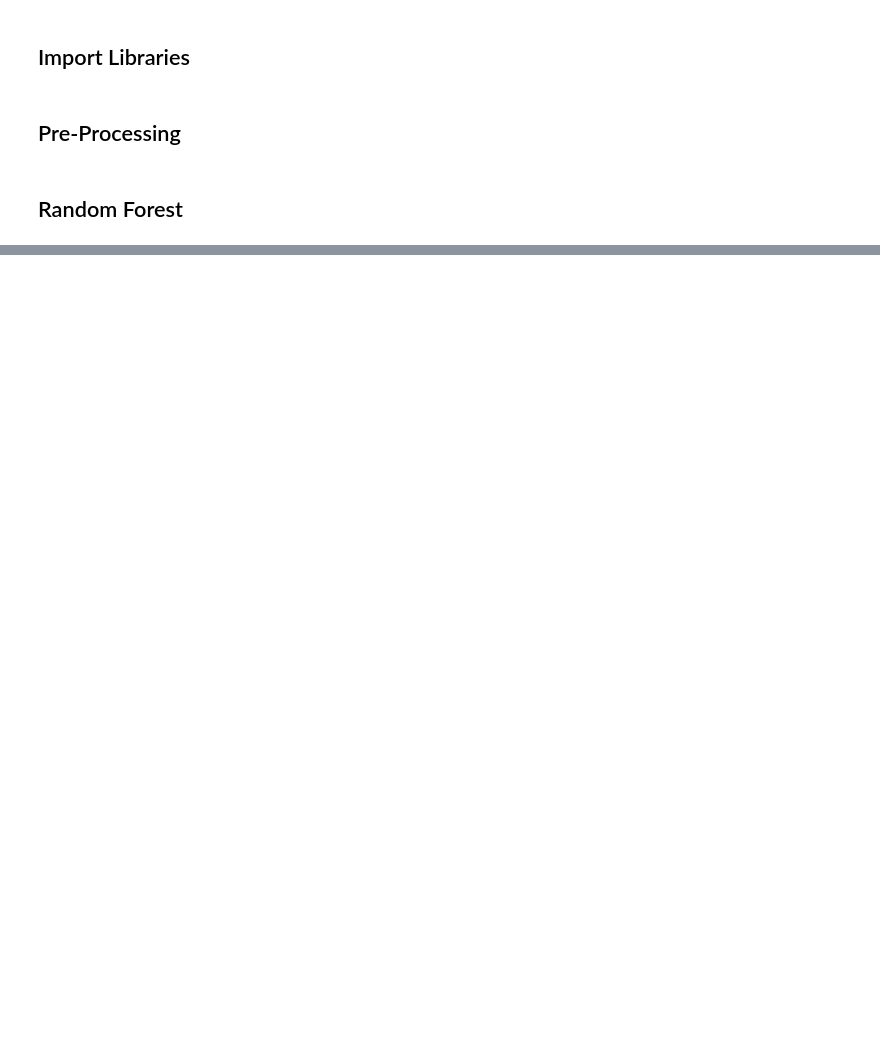
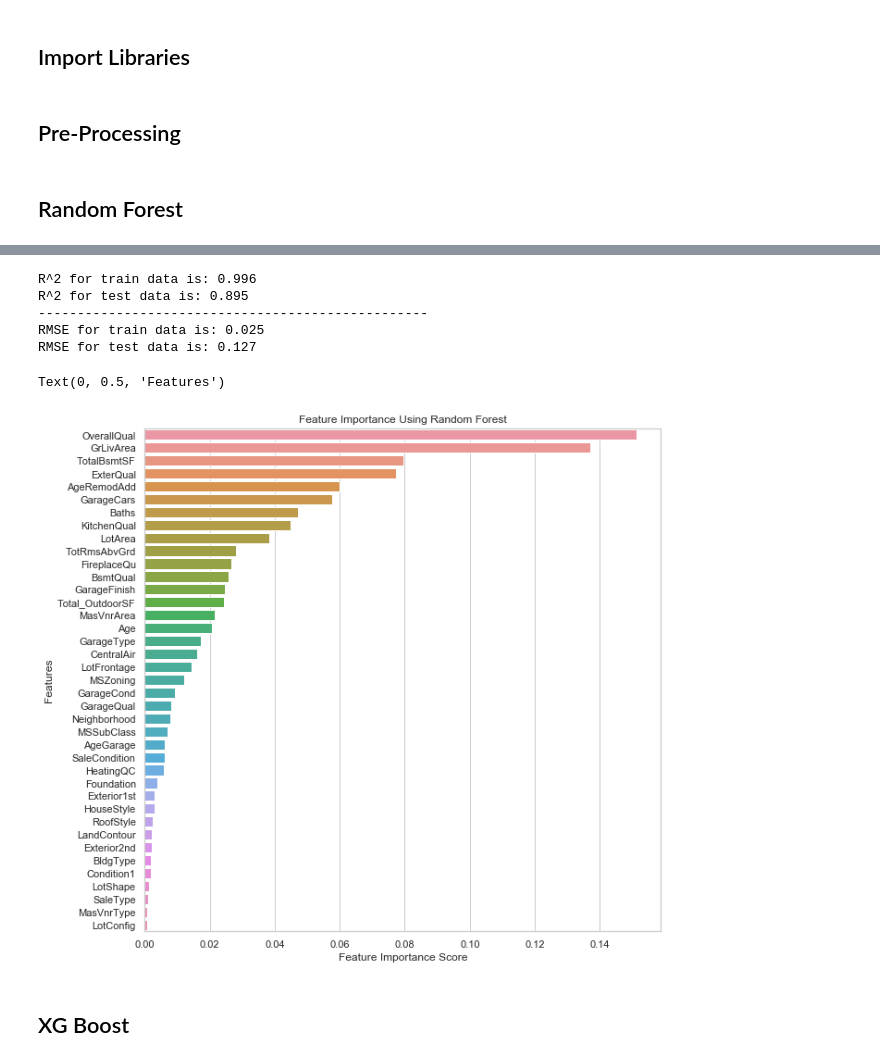
Before and after one commit to mwc201/Housing_Price_Prediction, a Jupyter notebook: Marcus_C/TreeBased_Models.ipynb, the cells around one changed output, grey strips where cells are left out. Drawn from its saved outputs; the diff is of its cells as text; code cells hidden in the pictures; blank space fills up the shorter version.

```diff
--- a/Marcus_C/TreeBased_Models.ipynb
+++ b/Marcus_C/TreeBased_Models.ipynb
@@ -37,0 +147,12 @@ X_train, X_test, y_train, y_test = train_test_split(X, y, test_size = 0.3, rando
+# %%
+grid_para_gb = {'n_estimators': [100,500,1000,2500,5000],
+                   'learning_rate':[0.01,0.05,0.1],
+                   'max_depth':range(1,6),
+                   'max_features' : [5,7,15]}
+# %%
+grid_search_gb = GridSearchCV(gbm, grid_para_gb, cv=10, n_jobs=-1, verbose=1)
+grid_search_gb.fit(X_train, y_train)
+
+print("RF Grid Search Best params: ", grid_search_gb.best_params_)
+print("RF Grid Search Best score: ", grid_search_gb.best_score_)
+print("RF Grid Search Best estimators: ", grid_search_gb.best_estimator_)
@@ -37,0 +173,35 @@ X_train, X_test, y_train, y_test = train_test_split(X, y, test_size = 0.3, rando
+# %%
+best_GB = grid_search_gb.best_estimator_
+
+y_train_pred_gb = best_GB.predict(X_train)
+RMSE_train = np.sqrt(mean_squared_error(y_train,y_train_pred_gb))
+
+y_test_pred_gb = best_GB.predict(X_test)
+RMSE_test = np.sqrt(mean_squared_error(y_test,y_test_pred_gb))
+
+
+print("R^2 for train data is: %.3f" %(grid_search_gb.score(X_train, y_train)))
+print("R^2 for test data is: %.3f" %(grid_search_gb.score(X_test,y_test)))
+print("-" * 50)
+print('RMSE for train data is: %.3f' % RMSE_train)
+print('RMSE for test data is: %.3f' % RMSE_test)
+# %% [output]
+R^2 for train data is: 0.996
+R^2 for test data is: 0.895
+--------------------------------------------------
+RMSE for train data is: 0.025
+RMSE for test data is: 0.127
+# %%
+sorted_importance = sorted(zip(X.columns, best_GB.feature_importances_), key=lambda t:t[1], reverse=True)
+a, b = zip(*sorted_importance)
+plt.figure(figsize = (10,10))
+df = pd.DataFrame({'feature_name':a, 'importance_score':b})
+sns.barplot(data = df, x = 'importance_score', y= 'feature_name', orient = 'h');
+plt.title('Feature Importance Using Random Forest')
+plt.xlabel('Feature Importance Score')
+plt.ylabel('Features')
+# %% [output]
+Text(0, 0.5, 'Features')
+[figure, added]
+# %% [markdown]
+## XG Boost
```
Also changed, not shown: parts of 24 cells of this notebook, 8 other files.
